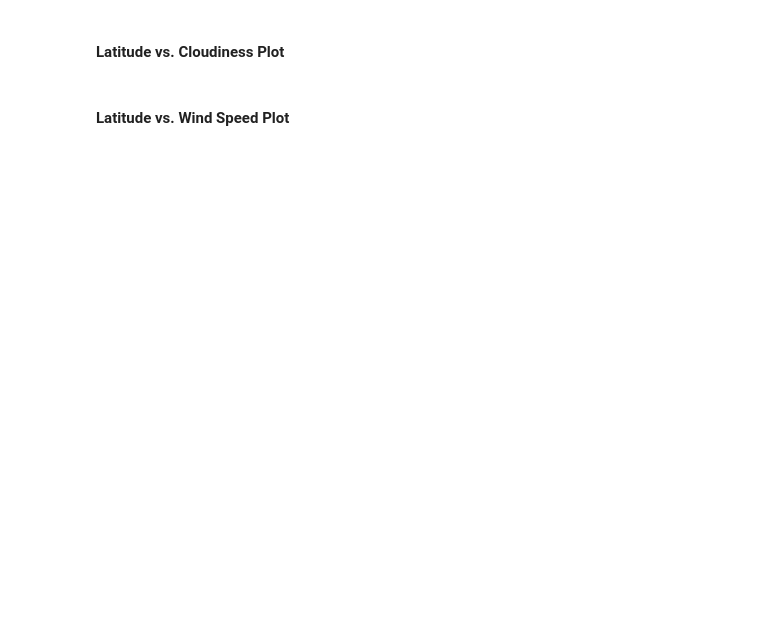
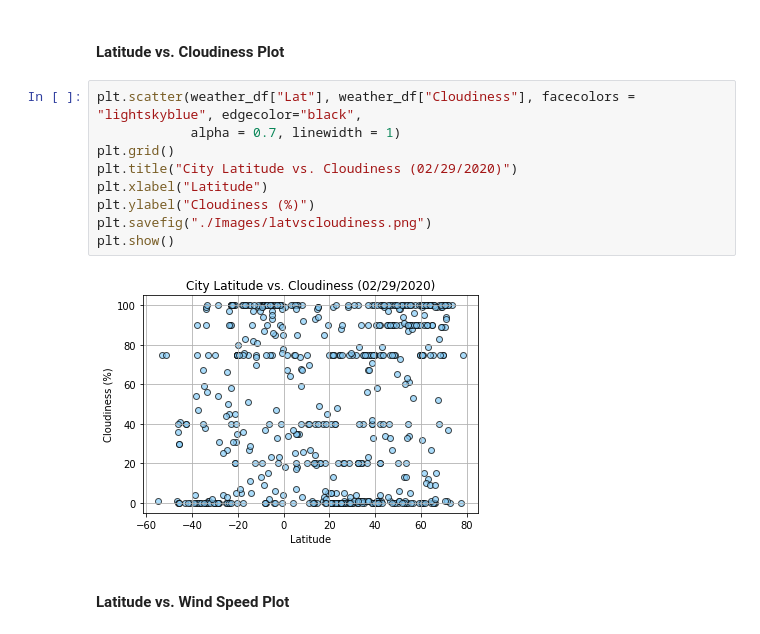
Before and after one commit to barbourleah15/DataVizClass, a Jupyter notebook: python-api-challenge/WeatherPy.ipynb, the cells around one changed output. Cells and saved outputs as stored; diff of their text form; blank space fills up the shorter version.

```diff
--- a/python-api-challenge/WeatherPy.ipynb
+++ b/python-api-challenge/WeatherPy.ipynb
@@ -308,4 +295,15 @@ else:
 # %% [markdown]
 #### Latitude vs. Cloudiness Plot
+# %%
+plt.scatter(weather_df["Lat"], weather_df["Cloudiness"], facecolors = "lightskyblue", edgecolor="black",
+            alpha = 0.7, linewidth = 1)
+plt.grid()
+plt.title("City Latitude vs. Cloudiness (02/29/2020)")
+plt.xlabel("Latitude")
+plt.ylabel("Cloudiness (%)")
+plt.savefig("./Images/latvscloudiness.png")
+plt.show()
+# %% [output]
+[figure, added]
 # %% [markdown]
 #### Latitude vs. Wind Speed Plot
```
Also changed, not shown: parts of 17 cells of this notebook, 6 other files.
